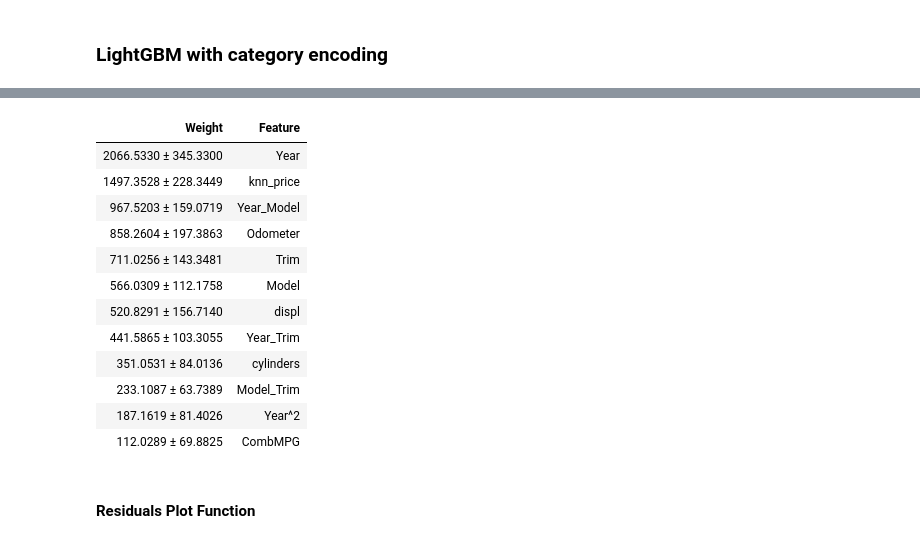
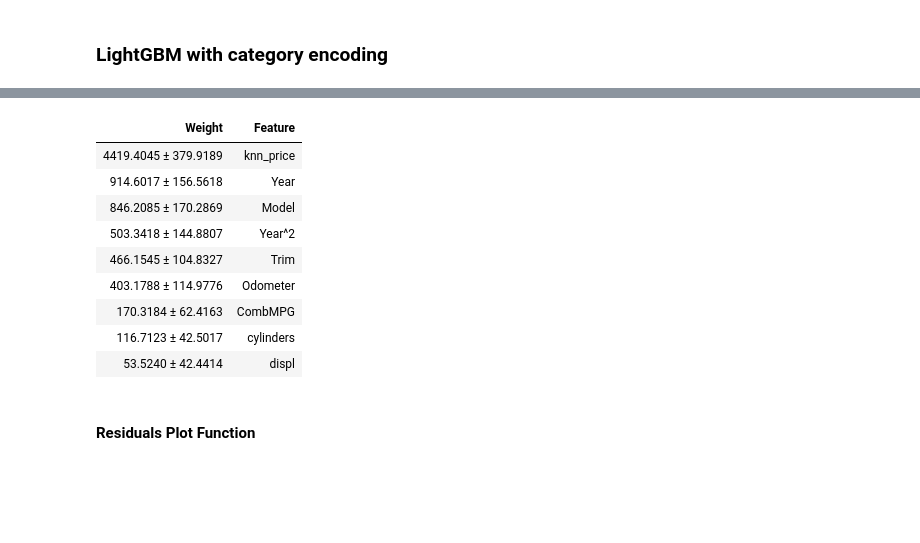
Before and after one commit to jkmackie/car_price_prediction, a Jupyter notebook: jupyter_notebooks/car_algo_final.ipynb, the cells around one changed output, grey strips where cells are left out. Cells and saved outputs as stored; diff of their text form; code cells hidden in the pictures; blank space fills up the shorter version.

```diff
--- a/jupyter_notebooks/car_algo_final.ipynb
+++ b/jupyter_notebooks/car_algo_final.ipynb
@@ -114,20 +117,18 @@ param_grid={"learning_rate": Real(0.01, 1.0, 'log-uniform'),
             }
 
 #Instantiate random_search.
-lgb_model = RandomizedSearchCV(clf, param_distributions=param_grid, n_iter=20, cv=5, n_jobs=-1, refit=True,\
+lgb_model = RandomizedSearchCV(clf, param_distributions=param_grid, n_iter=40, cv=5, n_jobs=-1, refit=True,\
                            scoring='neg_mean_absolute_error', return_train_score=False,random_state=40)
 
 #Tune model with CV. Model will automatically refit on full train with best parameters.
 lgb_model.fit(trainX, trainY)
 
 #Tuned model best score.
-
 best_score_std = lgb_model.cv_results_['std_test_score'][lgb_model.best_index_]
 print(f'## Grid iters checked: {len(lgb_model.cv_results_["params"])}','\n')
 mean_score = np.round(lgb_model.cv_results_["mean_test_score"],0)
 print(f'## mean valid scores: {mean_score})', '\n')
 print(f'## best valid score: {lgb_model.best_score_:.0f} +- {best_score_std:.0f}','\n')
-
 print('## Best parameters:')
 pprint.pprint(lgb_model.best_params_)
 # %% [output]
@@ -178,21 +177,18 @@ trainX.head(2)
 # %%
 #Get feature importances using eli5.
-perm = PermutationImportance(lgb_model, n_iter=20).fit(testX, testY)
+perm = PermutationImportance(lgb_model, n_iter=50).fit(testX, testY)
 eli5.show_weights(perm, feature_names = testX.columns.tolist())
 # %% [output]
 | Weight | Feature |
-| 2066.5330 ± 345.3300 | Year |
-| 1497.3528 ± 228.3449 | knn_price |
-| 967.5203 ± 159.0719 | Year_Model |
-| 858.2604 ± 197.3863 | Odometer |
-| 711.0256 ± 143.3481 | Trim |
-| 566.0309 ± 112.1758 | Model |
-| 520.8291 ± 156.7140 | displ |
-| 441.5865 ± 103.3055 | Year_Trim |
-| 351.0531 ± 84.0136 | cylinders |
-| 233.1087 ± 63.7389 | Model_Trim |
-| 187.1619 ± 81.4026 | Year^2 |
-| 112.0289 ± 69.8825 | CombMPG |
+| 4419.4045 ± 379.9189 | knn_price |
+| 914.6017 ± 156.5618 | Year |
+| 846.2085 ± 170.2869 | Model |
+| 503.3418 ± 144.8807 | Year^2 |
+| 466.1545 ± 104.8327 | Trim |
+| 403.1788 ± 114.9776 | Odometer |
+| 170.3184 ± 62.4163 | CombMPG |
+| 116.7123 ± 42.5017 | cylinders |
+| 53.5240 ± 42.4414 | displ |
 # %% [markdown]
 #### Residuals Plot Function
 # %%
```
Also changed, not shown: parts of 18 cells of this notebook, 1 other file.
